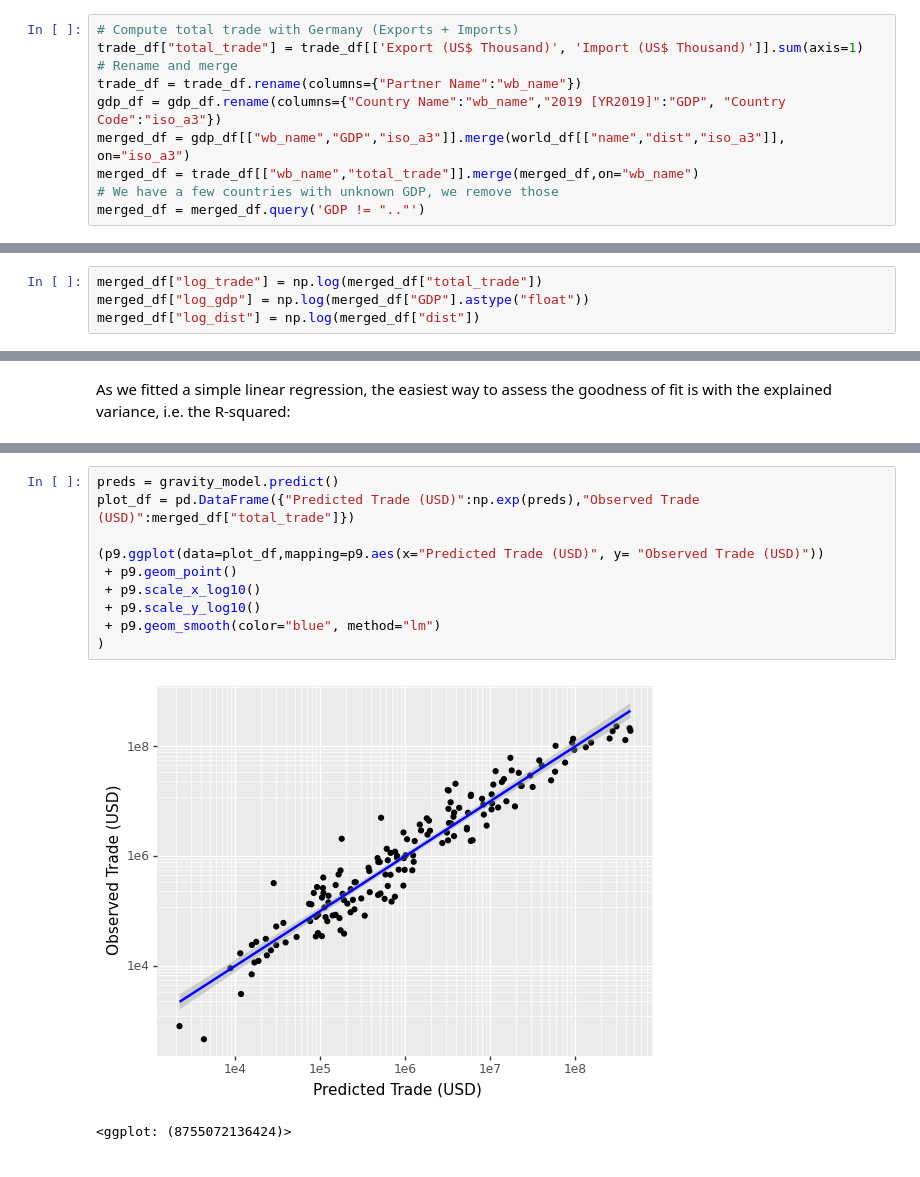
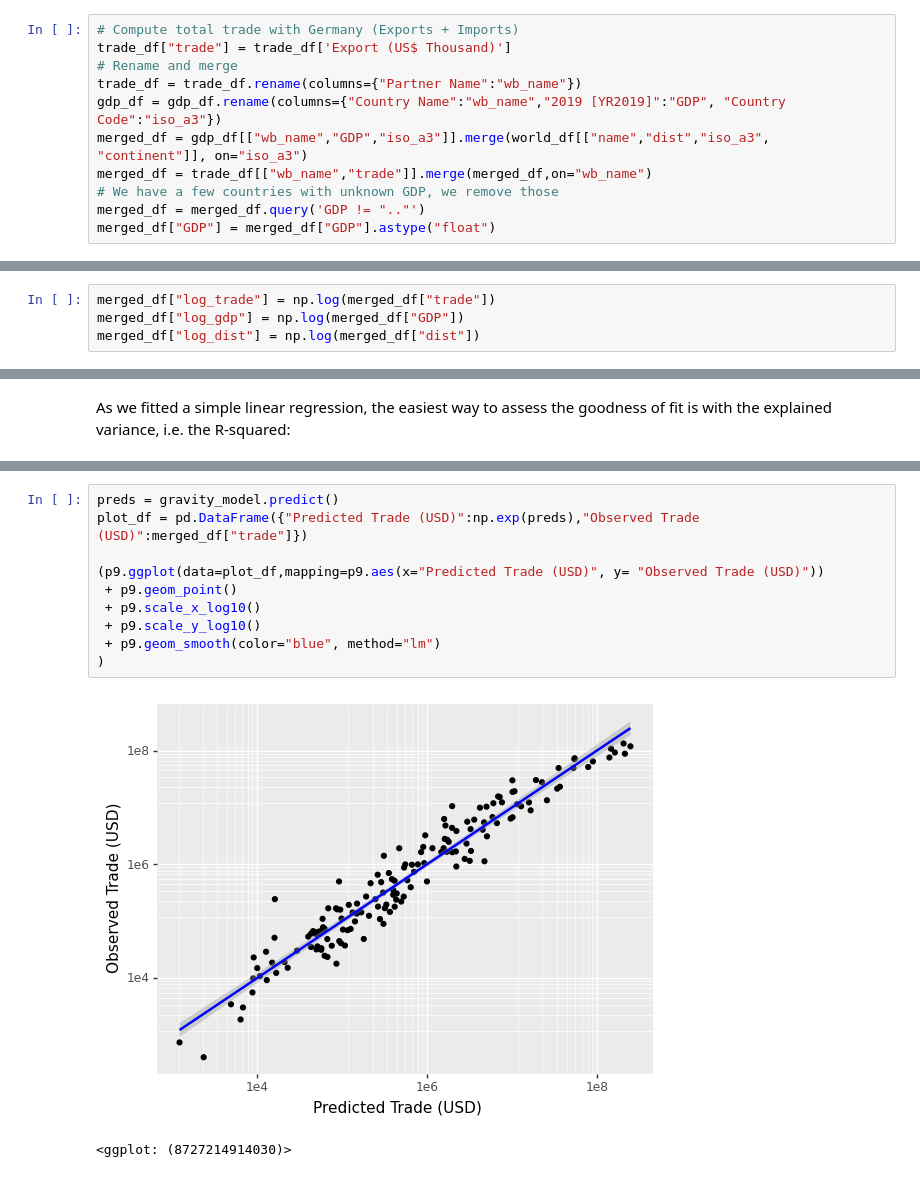
Before and after one commit to Karollus/NotesInCode, a Jupyter notebook: Gravity.ipynb, the cells around one changed output, grey strips where cells are left out. Drawn from its saved outputs; the diff is of its cells as text.

```diff
--- a/Gravity.ipynb
+++ b/Gravity.ipynb
@@ -117,13 +127,14 @@ world_df["dist"] = world_df["centroid"].apply(lambda x: great_circle_germany(x.y
 ### Merge with the gdp and trade data
 # %%
 # Compute total trade with Germany (Exports + Imports)
-trade_df["total_trade"] = trade_df[['Export (US$ Thousand)', 'Import (US$ Thousand)']].sum(axis=1)
+trade_df["trade"] = trade_df['Export (US$ Thousand)']
 # Rename and merge
 trade_df = trade_df.rename(columns={"Partner Name":"wb_name"})
 gdp_df = gdp_df.rename(columns={"Country Name":"wb_name","2019 [YR2019]":"GDP", "Country Code":"iso_a3"})
-merged_df = gdp_df[["wb_name","GDP","iso_a3"]].merge(world_df[["name","dist","iso_a3"]], on="iso_a3")
-merged_df = trade_df[["wb_name","total_trade"]].merge(merged_df,on="wb_name")
+merged_df = gdp_df[["wb_name","GDP","iso_a3"]].merge(world_df[["name","dist","iso_a3", "continent"]], on="iso_a3")
+merged_df = trade_df[["wb_name","trade"]].merge(merged_df,on="wb_name")
 # We have a few countries with unknown GDP, we remove those
 merged_df = merged_df.query('GDP != ".."')
+merged_df["GDP"] = merged_df["GDP"].astype("float")
 # %% [markdown]
 ### Log-scale and estimate the model
@@ -130,6 +145,6 @@ merged_df = merged_df.query('GDP != ".."')
 # %%
-merged_df["log_trade"] = np.log(merged_df["total_trade"])
-merged_df["log_gdp"] = np.log(merged_df["GDP"].astype("float"))
+merged_df["log_trade"] = np.log(merged_df["trade"])
+merged_df["log_gdp"] = np.log(merged_df["GDP"])
 merged_df["log_dist"] = np.log(merged_df["dist"])
 # %%
 gravity_model = smf.ols(formula='log_trade ~ log_gdp + log_dist', data=merged_df).fit()
@@ -162,15 +177,15 @@ Notes:
 [1] Standard Errors assume that the covariance matrix of the errors is correctly specified.
 # %%
 preds = gravity_model.predict()
-plot_df = pd.DataFrame({"Predicted Trade (USD)":np.exp(preds),"Observed Trade (USD)":merged_df["total_trade"]})
+plot_df = pd.DataFrame({"Predicted Trade (USD)":np.exp(preds),"Observed Trade (USD)":merged_df["trade"]})
 
 (p9.ggplot(data=plot_df,mapping=p9.aes(x="Predicted Trade (USD)", y= "Observed Trade (USD)"))
  + p9.geom_point()
  + p9.scale_x_log10()
  + p9.scale_y_log10()
  + p9.geom_smooth(color="blue", method="lm")
 )
 # %% [output]
-[figure, old version]
+[figure, new version]
-<ggplot: (8755072136424)>
+<ggplot: (8727214914030)>
 # %% [markdown]
```
Also changed, not shown: parts of 28 cells of this notebook.
